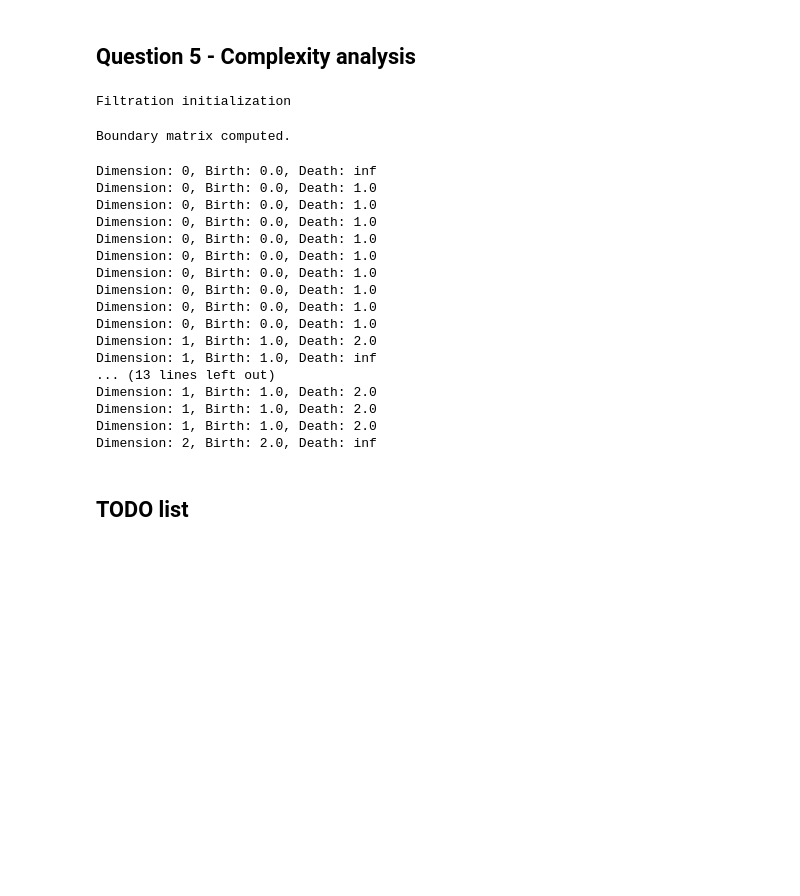
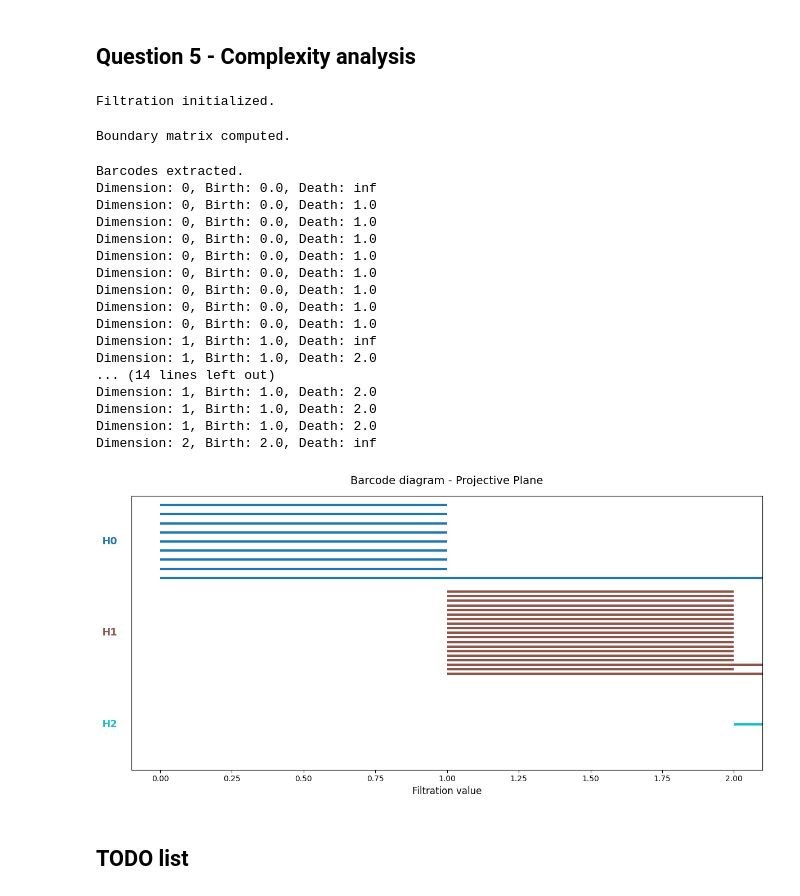
Before and after one commit to ttnn90395/TD4---TDA, a Jupyter notebook: pc4.ipynb, the cells around one changed output. Cells and saved outputs as stored; diff of their text form; code cells hidden in the pictures; blank space fills up the shorter version.

Commit message:
plot_barcode improvement

```diff
--- a/pc4.ipynb
+++ b/pc4.ipynb
@@ -29,7 +27,7 @@ In addition, a read_filtration function in utils.py is available, which takes a
 
 An example of how to use read_filtration is given just below :
 # %%
-filtration = read_filtration("filtration.txt")
+filtration = read_filtration("filtrations/filtration_test.txt")
 for simplex in filtration:
     print(simplex)
 type(filtration[0])
@@ -141,31 +139,35 @@ def print_barcodes(barcodes: list[tuple[int, int, int]]) -> None:
 ## Question 5 - Complexity analysis
 # %%
 ## Question 5 - Complexity analysis
-filtration_a = read_filtration("filtrations/filtration_projective_plane.txt")
-print("Filtration initialization")
+filtration_a = read_filtration("filtrations/filtration_klein_bottle.txt")
+print("Filtration initialized.")
 B = boundary_matrix(filtration_a)
 print("Boundary matrix computed.")
-plot_barcodes(extract_barcodes(reduce_boundary_matrix(B), filtration_a))
+barcodes = extract_barcodes(reduce_boundary_matrix(B), filtration_a)
+print("Barcodes extracted.")
+print_barcodes(barcodes)
+plot_barcodes(barcodes, name="Projective Plane")
 # %% [output]
-Filtration initialization
+Filtration initialized.
 Boundary matrix computed.
+Barcodes extracted.
 Dimension: 0, Birth: 0.0, Death: inf
 Dimension: 0, Birth: 0.0, Death: 1.0
 Dimension: 0, Birth: 0.0, Death: 1.0
 Dimension: 0, Birth: 0.0, Death: 1.0
 Dimension: 0, Birth: 0.0, Death: 1.0
 Dimension: 0, Birth: 0.0, Death: 1.0
 Dimension: 0, Birth: 0.0, Death: 1.0
 Dimension: 0, Birth: 0.0, Death: 1.0
 Dimension: 0, Birth: 0.0, Death: 1.0
-Dimension: 0, Birth: 0.0, Death: 1.0
+Dimension: 1, Birth: 1.0, Death: inf
 Dimension: 1, Birth: 1.0, Death: 2.0
-Dimension: 1, Birth: 1.0, Death: inf
-... (13 lines left out)
+... (14 lines left out)
 Dimension: 1, Birth: 1.0, Death: 2.0
 Dimension: 1, Birth: 1.0, Death: 2.0
 Dimension: 1, Birth: 1.0, Death: 2.0
 Dimension: 2, Birth: 2.0, Death: inf
+[figure, added]
 # %% [markdown]
 ## TODO list
 # %%
```
Also changed, not shown: parts of 2 cells of this notebook, 2 other files.
